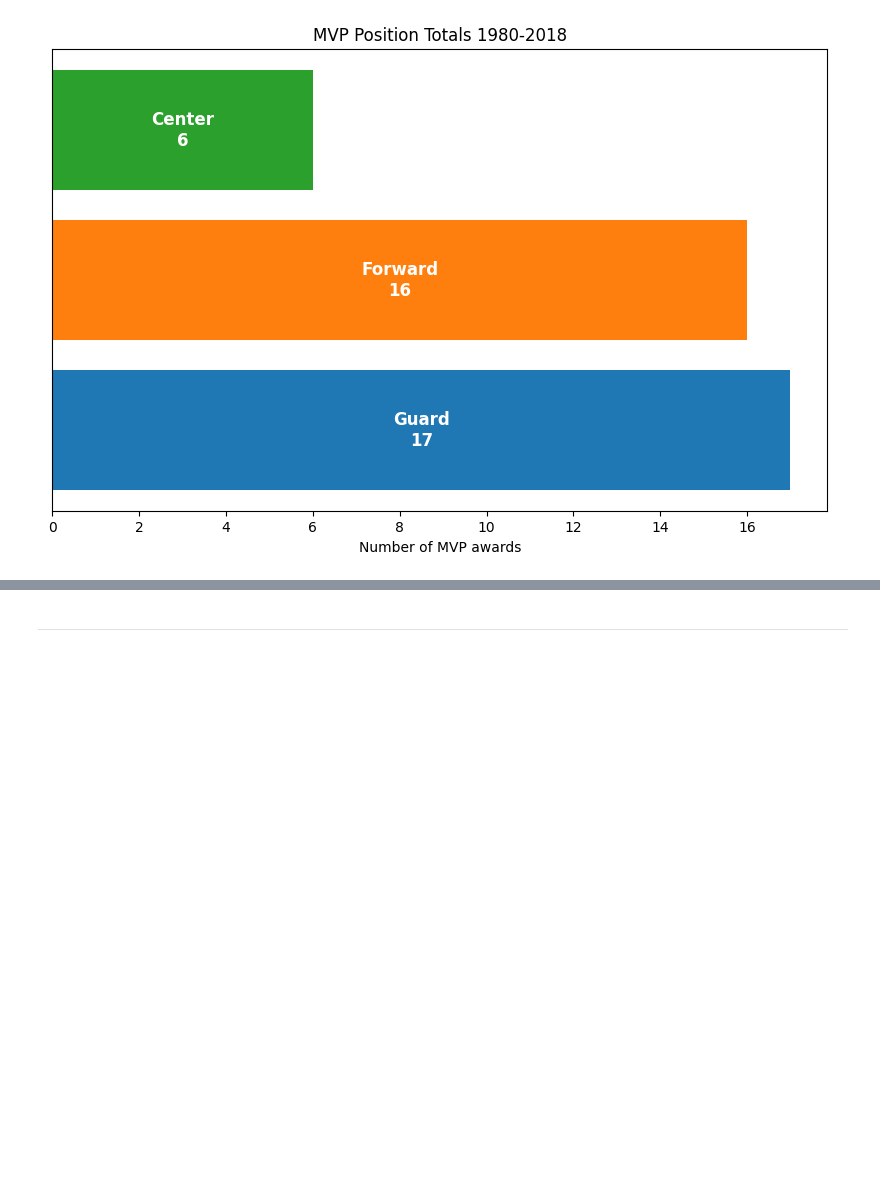
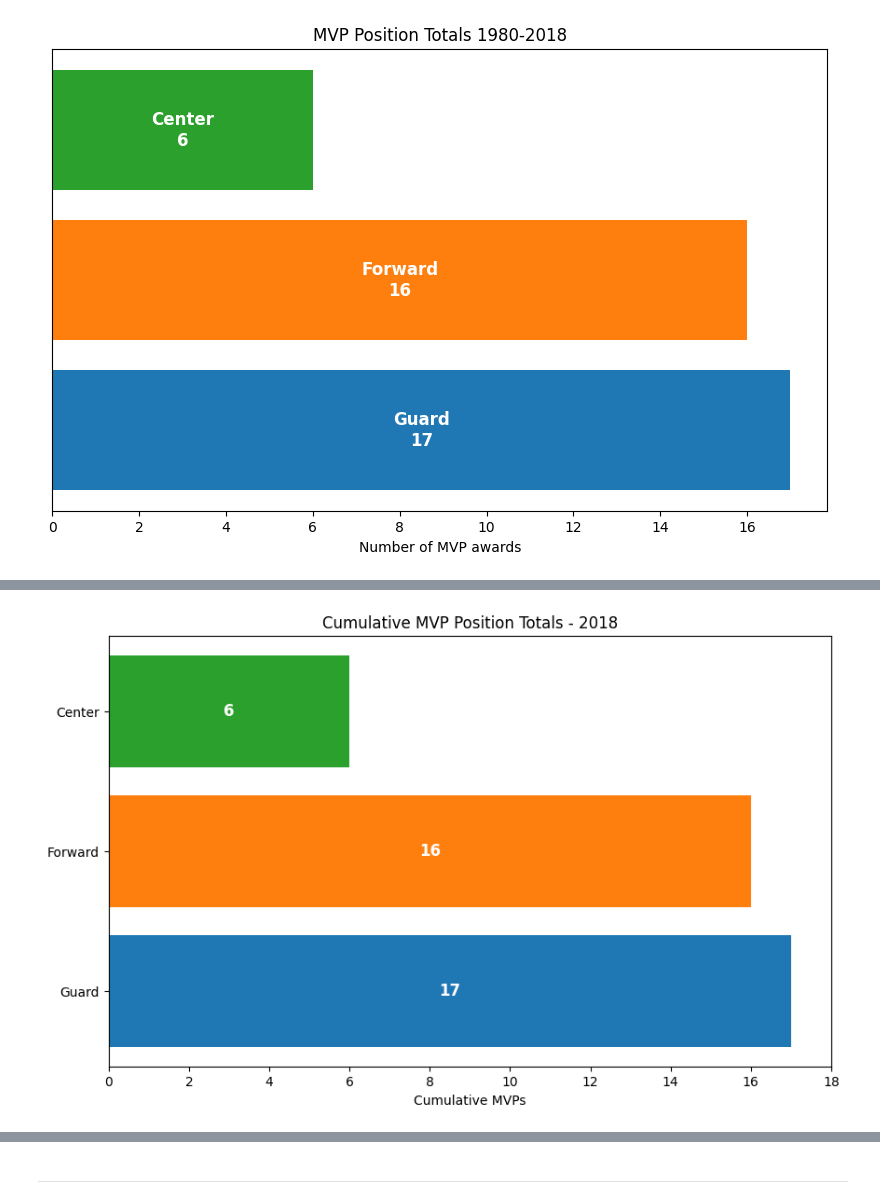
Before and after one commit to rmj9000/nba_analysis, a Jupyter notebook: jupyter_notebooks/05_matplotlib.ipynb, the cells around one changed output, grey strips where cells are left out. Cells and saved outputs as stored; diff of their text form; code cells hidden in the pictures; blank space fills up the shorter version.

```diff
--- a/jupyter_notebooks/05_matplotlib.ipynb
+++ b/jupyter_notebooks/05_matplotlib.ipynb
@@ -262 +271,66 @@ plt.show()
+# %%
+# Sort by year to ensure proper accumulation
+df = df.sort_values('Year')
+
+# Create cumulative counts by year and position
+cumulative = (
+    df.groupby(['Year', 'MVP Position'])
+    .size()
+    .unstack(fill_value=0)
+    .cumsum()
+)
+
+# To keep the same order of positions in the chart with the colours used previously
+positions = ['Guard', 'Forward', 'Center']
+colors = {
+    'Guard': '#1f77b4',
+    'Forward': '#ff7f0e',
+    'Center': '#2ca02c'
+}
+
+# Set up the figure
+fig, ax = plt.subplots(figsize=(10, 6))
+ax.set_xlim(0, cumulative.values.max() + 1)
+ax.set_xlabel('Cumulative MVPs')
+
+def update(frame):
+    ax.clear()
+    year = cumulative.index[frame]
+    counts = cumulative.loc[year, positions]
+
+    # Draw horizontal bars
+    bars = ax.barh(positions, counts.values, color=[colors[pos] for pos in positions])
+
+    # Axis settings
+    ax.set_xlim(0, cumulative.values.max() + 1)
+    ax.set_xlabel('Cumulative MVPs')
+    ax.set_title(f'Cumulative MVP Position Totals - {year}')
+    ax.set_yticks(range(len(positions)))
+    ax.set_yticklabels(positions)
+
+    # Add counts inside bars
+    for bar, count in zip(bars, counts.values):
+        ax.text(
+            count / 2,
+            bar.get_y() + bar.get_height() / 2,
+            str(count),
+            ha='center',
+            va='center',
+            color='white',
+            fontsize=12,
+            fontweight='bold'
+        )
+    return bars
+
+# Create animation
+ani = animation.FuncAnimation(
+    fig, update, frames=len(cumulative), repeat=False, interval=800
+)
+
+# Save animation as gif (pillow) or MP4 (requires ffmpeg installed) - note that it is better to view the gif file to see the animation easily.
+ani.save('../data/outputs/images/cumulative_mvp_position_over_time.gif', writer='pillow', dpi=300)
+
+plt.show()
+# %% [output]
+[figure, added]
 # %% [markdown]
```
Also changed, not shown: parts of 4 cells of this notebook.
